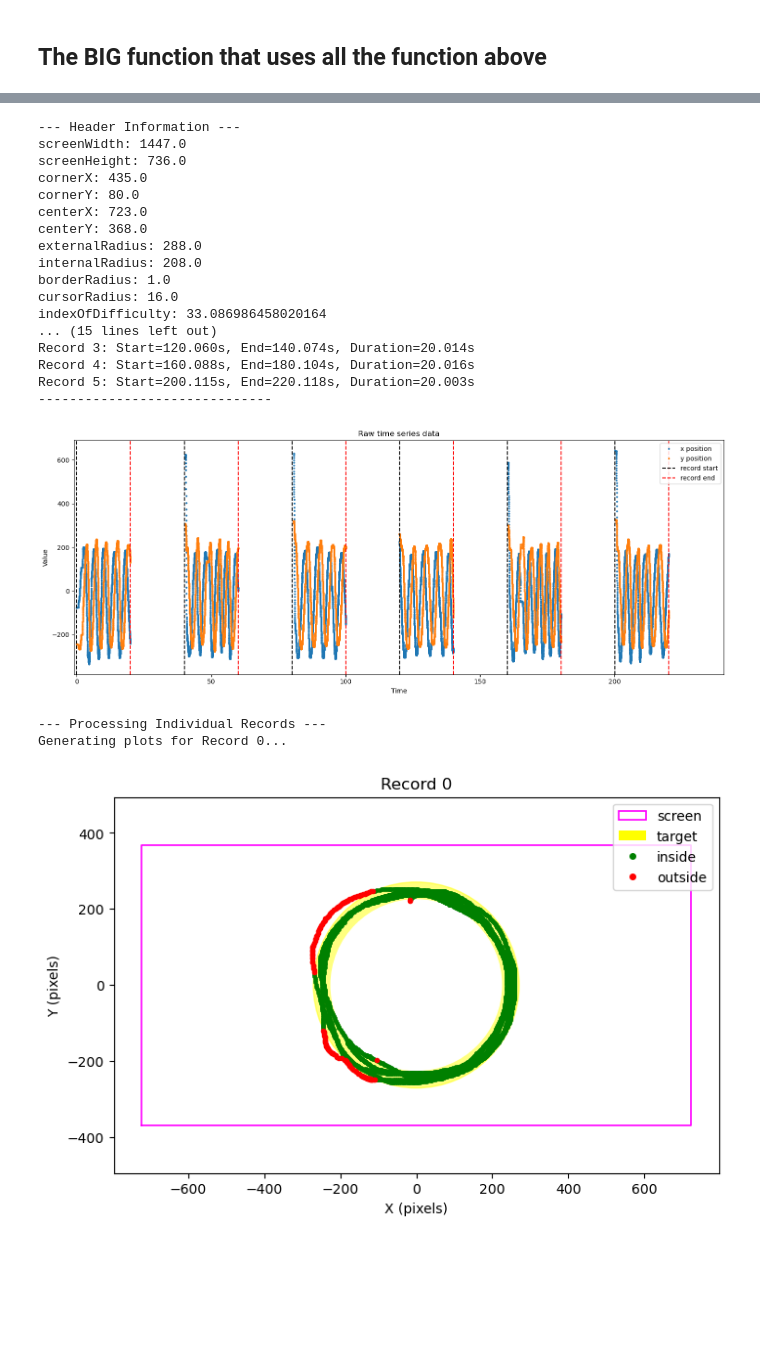
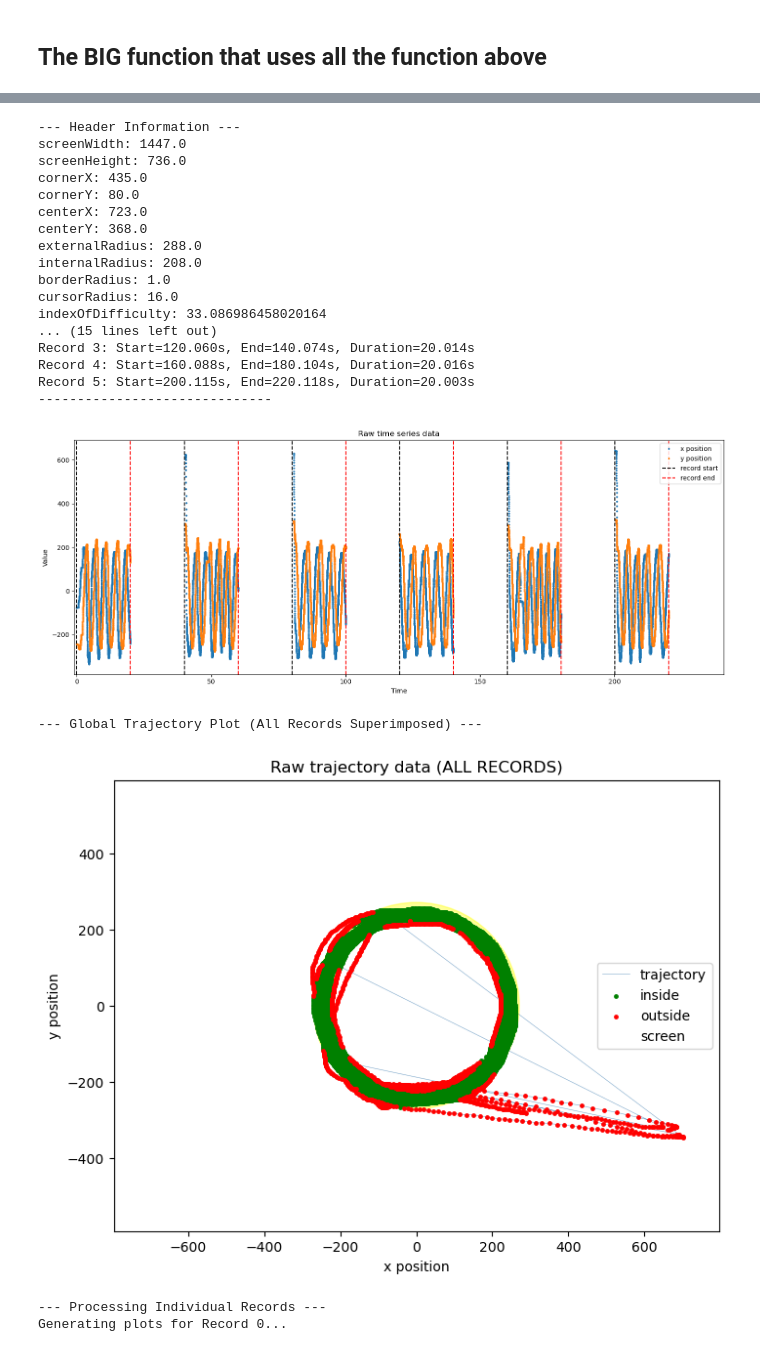
Before and after one commit to preclouxmatys/circular-task-analysis, a Jupyter notebook: notebooks/Figures_calcul_test.ipynb, the cells around one changed output, grey strips where cells are left out. Saved outputs shown, nothing was run; the diff lists cells and outputs as text; code cells hidden in the pictures; blank space fills up the shorter version.

Commit message:
Incorporate plot_global_trajectory() into main()
Incorporate Matys’ plot_global_trajectory() function into the existing code to prevent repetition

```diff
--- a/notebooks/Figures_calcul_test.ipynb
+++ b/notebooks/Figures_calcul_test.ipynb
@@ -471,9 +542,28 @@ def main() -> None:
         record_ends_sec,
     )
 
-    print("\n--- Processing Individual Records ---")
+    # Build all_records for global trajectory plot
     center_x = header.get("centerX", 0)
     center_y = header.get("centerY", 0)
+
+    all_records = []
+    for start_sec, end_sec in zip(record_starts_sec, record_ends_sec):
+        mask = (time_sec >= start_sec) & (time_sec <= end_sec)
+        if not np.any(mask):
+            continue
+
+        t_rec = time_sec[mask]
+        x_rec = mouse_x[mask] - center_x
+        y_rec = -(mouse_y[mask] - center_y)
+        in_rec = in_target[mask]
+        all_records.append((t_rec, x_rec, y_rec, in_rec))
+
+    # Plot global trajectory (all records superimposed)
+    print("\n--- Global Trajectory Plot (All Records Superimposed) ---")
+    if all_records:
+        plot_global_trajectory(all_records, header)
+
+    print("\n--- Processing Individual Records ---")
 
     for i, (start_sec, end_sec) in enumerate(zip(record_starts_sec, record_ends_sec)):
         mask = (time_sec >= start_sec) & (time_sec <= end_sec)
@@ -489,33 +579,34 @@ def main() -> None:
         }
 
         print(f"Generating plots for Record {i}...")
         plot_record_trajectory(i, record_data, header)
         plot_record_temporal(i, record_data)
 
     print("\nAnalysis complete. Plots are displayed inline above.")
 
 
 if __name__ == "__main__":
     main()
 # %% [output]
 --- Header Information ---
 screenWidth: 1447.0
 screenHeight: 736.0
 cornerX: 435.0
 cornerY: 80.0
 centerX: 723.0
 centerY: 368.0
 externalRadius: 288.0
 internalRadius: 208.0
 borderRadius: 1.0
 cursorRadius: 16.0
 indexOfDifficulty: 33.086986458020164
 ... (15 lines left out)
 Record 3: Start=120.060s, End=140.074s, Duration=20.014s
 Record 4: Start=160.088s, End=180.104s, Duration=20.016s
 Record 5: Start=200.115s, End=220.118s, Duration=20.003s
 ------------------------------
 [figure]
---- Processing Individual Records ---
-Generating plots for Record 0...
+--- Global Trajectory Plot (All Records Superimposed) ---
-[figure, old version]
+[figure, new version]
+--- Processing Individual Records ---
+Generating plots for Record 0...
```
Also changed, not shown: parts of 5 cells of this notebook.
